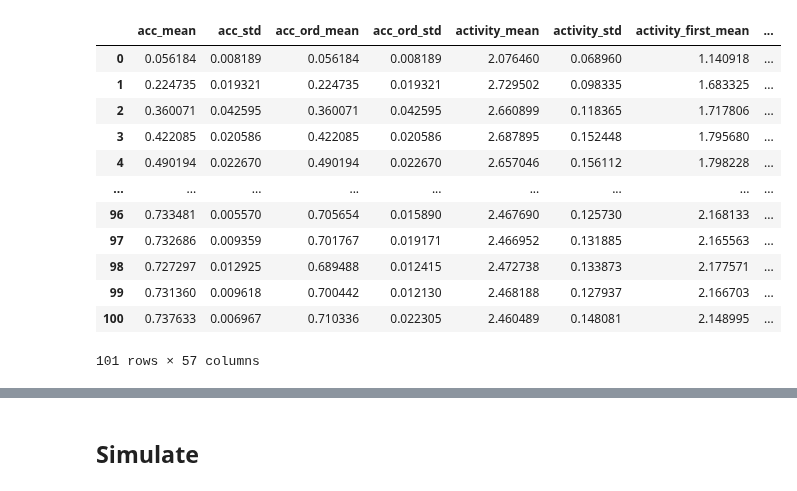
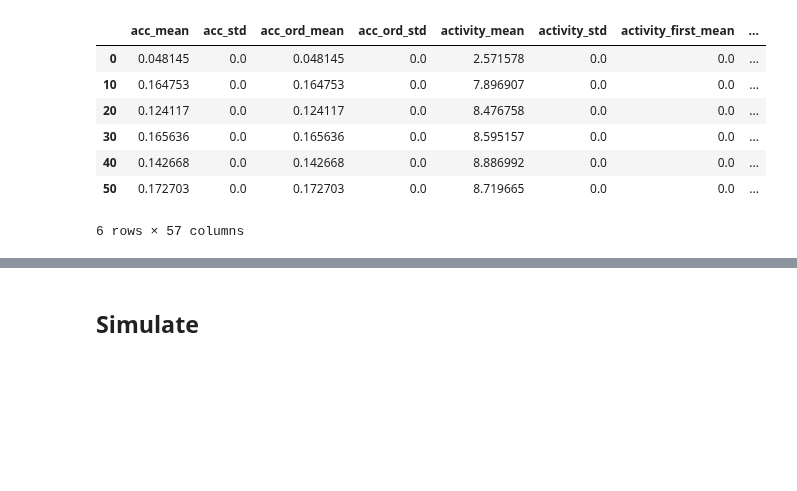
Before and after one commit to carlowenig/spikegd-carlo, a Jupyter notebook: experiments/heidelberg/analyze_test_run.ipynb, the cells around one changed output, grey strips where cells are left out. Saved outputs shown, nothing was run; the diff lists cells and outputs as text; code cells hidden in the pictures; blank space fills up the shorter version.

```diff
--- a/experiments/heidelberg/analyze_test_run.ipynb
+++ b/experiments/heidelberg/analyze_test_run.ipynb
@@ -1,42 +1,40 @@
 # %%
 import matplotlib.pyplot as plt
 import numpy as np
 import pandas as pd
 
 from hyperparam_scan_util import _load_trial_dict_and_epoch_dicts_from_path
 
+name = "v2.1_max_over_time_2_test"
+
 trial_dict, epoch_dicts = _load_trial_dict_and_epoch_dicts_from_path(
-    "results/test_runs/v2.1_first_spike_time_best/results.yaml"
+    f"results/test_runs/{name}/results.yaml"
 )
 epochs_df = pd.DataFrame(epoch_dicts)
 
 config = {
     key.removeprefix("config."): value
     for key, value in trial_dict.items()
     if key.startswith("config.")
 }
 
 metrics = {
     key.removeprefix("metrics."): value
     for key, value in trial_dict.items()
     if key.startswith("metrics.")
 }
 
-epochs_df
+# show every 10-th epoch and the final one
+epochs_df.iloc[[*range(0, len(epochs_df) - 1, 10), -1]]
 # %% [output]
 |  | acc_mean | acc_std | acc_ord_mean | acc_ord_std | activity_mean | activity_std | activity_first_mean | ... |
-| 0 | 0.056184 | 0.008189 | 0.056184 | 0.008189 | 2.076460 | 0.068960 | 1.140918 | ... |
-| 1 | 0.224735 | 0.019321 | 0.224735 | 0.019321 | 2.729502 | 0.098335 | 1.683325 | ... |
-| 2 | 0.360071 | 0.042595 | 0.360071 | 0.042595 | 2.660899 | 0.118365 | 1.717806 | ... |
-| 3 | 0.422085 | 0.020586 | 0.422085 | 0.020586 | 2.687895 | 0.152448 | 1.795680 | ... |
-| 4 | 0.490194 | 0.022670 | 0.490194 | 0.022670 | 2.657046 | 0.156112 | 1.798228 | ... |
-| ... | ... | ... | ... | ... | ... | ... | ... | ... |
-| 96 | 0.733481 | 0.005570 | 0.705654 | 0.015890 | 2.467690 | 0.125730 | 2.168133 | ... |
-| 97 | 0.732686 | 0.009359 | 0.701767 | 0.019171 | 2.466952 | 0.131885 | 2.165563 | ... |
-| 98 | 0.727297 | 0.012925 | 0.689488 | 0.012415 | 2.472738 | 0.133873 | 2.177571 | ... |
-| 99 | 0.731360 | 0.009618 | 0.700442 | 0.012130 | 2.468188 | 0.127937 | 2.166703 | ... |
-| 100 | 0.737633 | 0.006967 | 0.710336 | 0.022305 | 2.460489 | 0.148081 | 2.148995 | ... |
+| 0 | 0.048145 | 0.0 | 0.048145 | 0.0 | 2.571578 | 0.0 | 0.0 | ... |
+| 10 | 0.164753 | 0.0 | 0.164753 | 0.0 | 7.896907 | 0.0 | 0.0 | ... |
+| 20 | 0.124117 | 0.0 | 0.124117 | 0.0 | 8.476758 | 0.0 | 0.0 | ... |
+| 30 | 0.165636 | 0.0 | 0.165636 | 0.0 | 8.595157 | 0.0 | 0.0 | ... |
+| 40 | 0.142668 | 0.0 | 0.142668 | 0.0 | 8.886992 | 0.0 | 0.0 | ... |
+| 50 | 0.172703 | 0.0 | 0.172703 | 0.0 | 8.719665 | 0.0 | 0.0 | ... |
-101 rows × 57 columns
+6 rows × 57 columns
 # %%
 from spikegd.utils.formatting import fmt_number, fmt_number_with_error, print_dict
 
```
Also changed, not shown: parts of 4 cells of this notebook, 3 other files.
